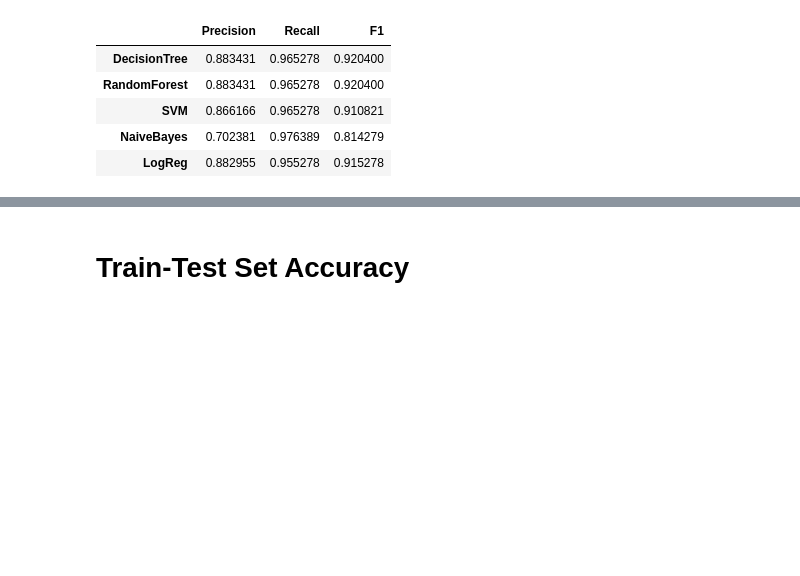
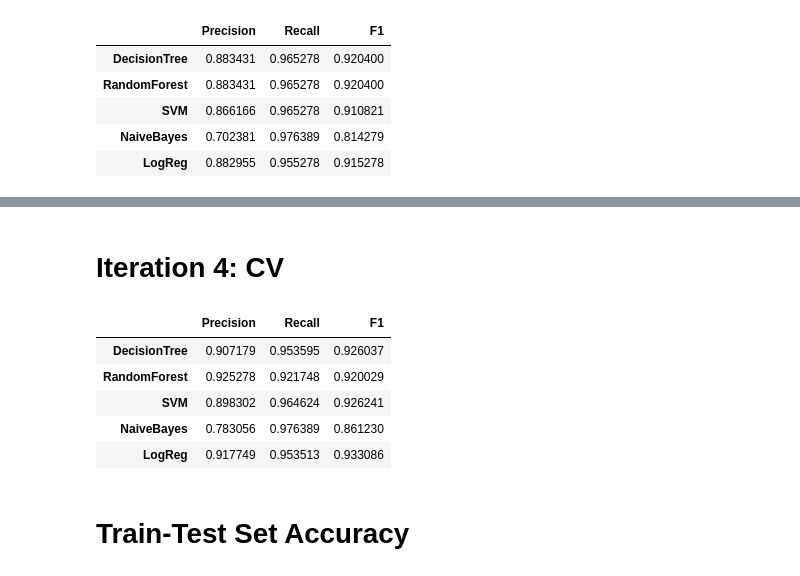
Before and after one commit to malnoxon/board-game-data-science, a Jupyter notebook: stage4/stage4_report.ipynb, the cells around one changed output, grey strips where cells are left out. Saved outputs shown, nothing was run; the diff lists cells and outputs as text; code cells hidden in the pictures; blank space fills up the shorter version.

```diff
--- a/stage4/stage4_report.ipynb
+++ b/stage4/stage4_report.ipynb
@@ -281,3 +294,25 @@ cross validation, and (b) precision/recall/F-1 of those.
+# %% [markdown]
+# Iteration 4: CV
+# %%
+# Convert the I into a set of feature vectors using F
+# Here, we add name edit distance as a feature
+include_features_4 = [
+    'min_num_players_min_num_players_lev_dist',
+    'max_num_players_max_num_players_lev_dist',
+    'min_gameplay_time_min_gameplay_time_lev_dist',
+    'max_gameplay_time_max_gameplay_time_lev_dist',
+    'name_name_jac_qgm_3_qgm_3'
+]
+F_4 = F.loc[F['feature_name'].isin(include_features_4)]
+H_4 = em.extract_feature_vecs(I, feature_table=F_4, attrs_after='label', show_progress=False)
+cross_validation_eval(H_4)
+# %% [output]
+|  | Precision | Recall | F1 |
+| DecisionTree | 0.907179 | 0.953595 | 0.926037 |
+| RandomForest | 0.925278 | 0.921748 | 0.920029 |
+| SVM | 0.898302 | 0.964624 | 0.926241 |
+| NaiveBayes | 0.783056 | 0.976389 | 0.861230 |
+| LogReg | 0.917749 | 0.953513 | 0.933086 |
 # %% [markdown]
 # Train-Test Set Accuracy
 # %%
```
Also changed, not shown: parts of 14 cells of this notebook, 1 other file.
